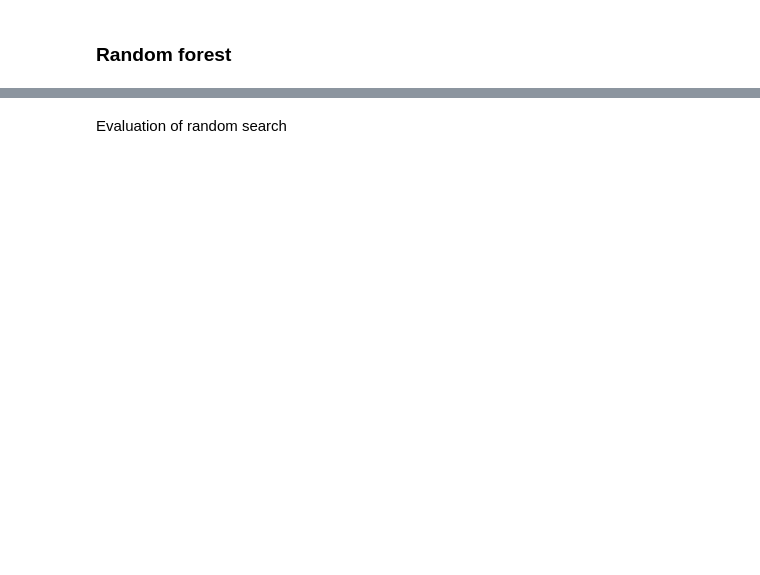
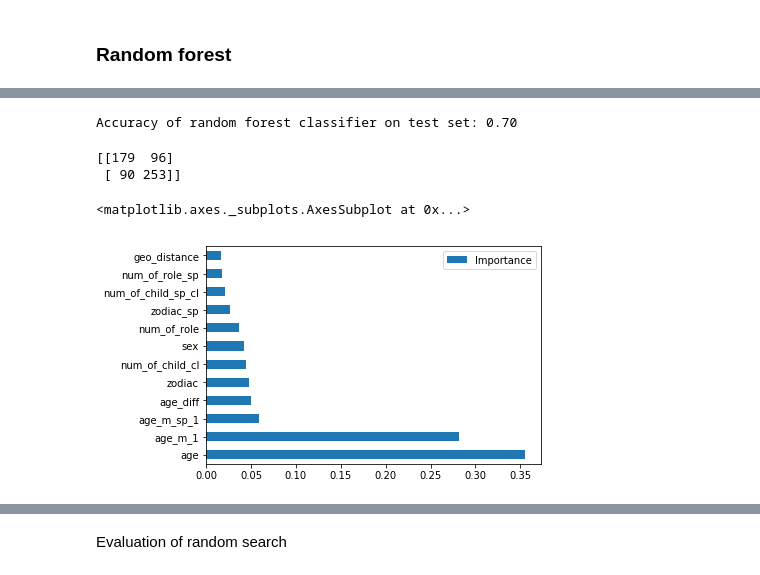
Before and after one commit to cyuancheng/BlogPost_Celebrity_Divorce, a Jupyter notebook: 05_ML.ipynb, the cells around one changed output, grey strips where cells are left out. Drawn from its saved outputs; the diff is of its cells as text; code cells hidden in the pictures; blank space fills up the shorter version.

Commit message:
RF for M vs F and total

```diff
--- a/05_ML.ipynb
+++ b/05_ML.ipynb
@@ -82,12 +71,17 @@ split data
 from sklearn.model_selection import train_test_split
 
 # Split the 'features' and 'income' data into training and testing sets
-X_train, X_test, y_train, y_test = train_test_split(df_X_minmax_transform,
-                                                    df_y,
-                                                    test_size = 0.2,
-                                                    random_state = 12)
+X_M_train, X_M_test, y_M_train, y_M_test = train_test_split(df_X_M_ss, df_y_M, test_size = 0.2, random_state = 12)
+X_F_train, X_F_test, y_F_train, y_F_test = train_test_split(df_X_F_ss, df_y_F, test_size = 0.2, random_state = 12)
+
+X_train, X_test, y_train, y_test = train_test_split(df_X_ss, df_y, test_size = 0.2, random_state = 12)
+
 
 # Show the results of the split
-print("Training set has {} samples.".format(X_train.shape[0]))
-print("Testing set has {} samples.".format(X_test.shape[0]))
+print("Training set for male has {} samples.".format(X_M_train.shape[0]))
+print("Testing set for male has {} samples.".format(X_M_test.shape[0]))
+print("Training set for male has {} samples.".format(X_F_train.shape[0]))
+print("Testing set for male has {} samples.".format(X_F_test.shape[0]))
+print("Training set for total has {} samples.".format(X_train.shape[0]))
+print("Testing set for total has {} samples.".format(X_test.shape[0]))
 # %% [output]
@@ -221,10 +247,11 @@ we instantiate the random search and fit it like any Scikit-Learn model:
 # %%
 # Use the random grid to search for best hyperparameters
+
 # First create the base model to tune
 rf_model = RandomForestRegressor()
+
 # Random search of parameters, using 3 fold cross validation,
 # search across 100 different combinations, and use all available cores
 rf_random = RandomizedSearchCV(estimator = rf_model, param_distributions = random_grid,
                                n_iter = 100, cv = 3, verbose=2, random_state=42, n_jobs = -1)
-# Fit the random search model
-#rf_random.fit(X_train, y_train)
+rf_random.fit(X_train, y_train)
@@ -241 +285,28 @@ Best Model: RandomForestRegressor(bootstrap=True, criterion='mse', max_depth=10,
            oob_score=False, random_state=None, verbose=0, warm_start=False)
+# %%
+from sklearn.metrics import accuracy_score
+best_rf_model= rf_random.best_estimator_
+y_test_pred_rf= best_rf_model.predict(X_test).round()
+accuracy = accuracy_score(y_test, y_test_pred_rf)
+
+print('Accuracy of random forest classifier on test set: {:.2f}'.format(accuracy))
+# %% [output]
+Accuracy of random forest classifier on test set: 0.70
+# %%
+from sklearn.metrics import confusion_matrix, classification_report
+confusion_matrix = confusion_matrix(y_test, y_test_pred_rf)
+print(confusion_matrix)
+# %% [output]
+[[179  96]
+ [ 90 253]]
+# %%
+# feature importance
+
+importance = best_rf_model.feature_importances_
+importance = pd.DataFrame(importance, index=df_X.columns, columns=["Importance"])
+
+importance = importance.sort_values(by = 'Importance', ascending=False) #.sort_values(by='col1', ascending=False)
+importance.plot(kind='barh')
+# %% [output]
+<matplotlib.axes._subplots.AxesSubplot at 0x...>
+[figure, added]
```
Also changed, not shown: parts of 36 cells of this notebook, 4 other files.
